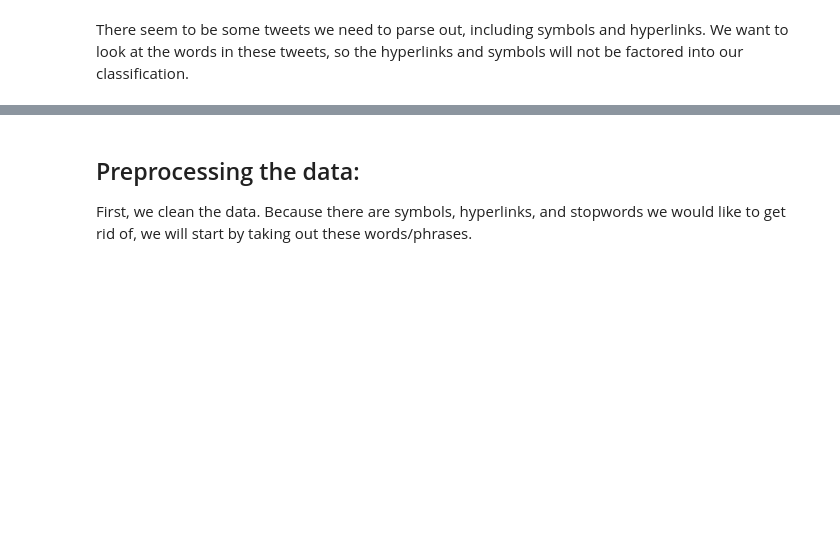
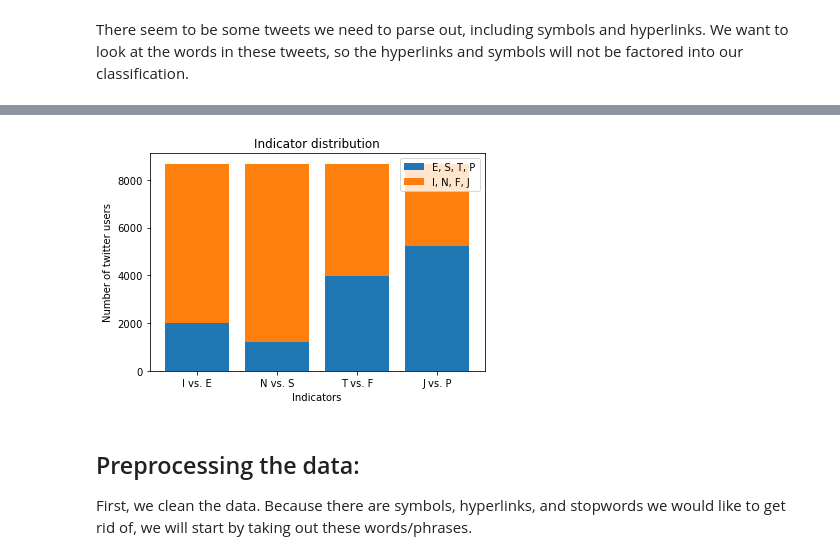
Before and after one commit to jmcmai/cs229-Final-Project, a Jupyter notebook: preprocessing.ipynb, the cells around one changed output, grey strips where cells are left out. Cells and saved outputs as stored; diff of their text form; code cells hidden in the pictures; blank space fills up the shorter version.

```diff
--- a/preprocessing.ipynb
+++ b/preprocessing.ipynb
@@ -64,3 +86,28 @@ There seem to be some tweets we need to parse out, including symbols and hyperli
+# %%
+import matplotlib.pyplot as plt
+# visualization of distribution
+total_num = data.shape[0]
+
+num_E = data['IE'].sum()
+num_S = data['NS'].sum()
+num_T = data['FT'].sum()
+num_P = data['JP'].sum()
+
+lower_half = (num_E, num_S, num_T, num_P)
+upper_half = (total_num - num_E, total_num - num_S, total_num - num_T, total_num - num_P)
+x_loc = np.arange(4)
+
+p1 = plt.bar(x_loc, lower_half, label='E, S, T, P')
+p2 = plt.bar(x_loc, upper_half, bottom=lower_half, label='I, N, F, J')
+
+plt.title('Indicator distribution')
+plt.ylabel('Number of twitter users')
+plt.xlabel('Indicators')
+plt.xticks(x_loc, ('I vs. E',  'N vs. S', 'T vs. F', 'J vs. P',))
+plt.legend()
+plt.show()
+# %% [output]
+[figure, added]
 # %% [markdown]
 ## Preprocessing the data:
 
```
Also changed, not shown: parts of 16 cells of this notebook, 5 other files.
